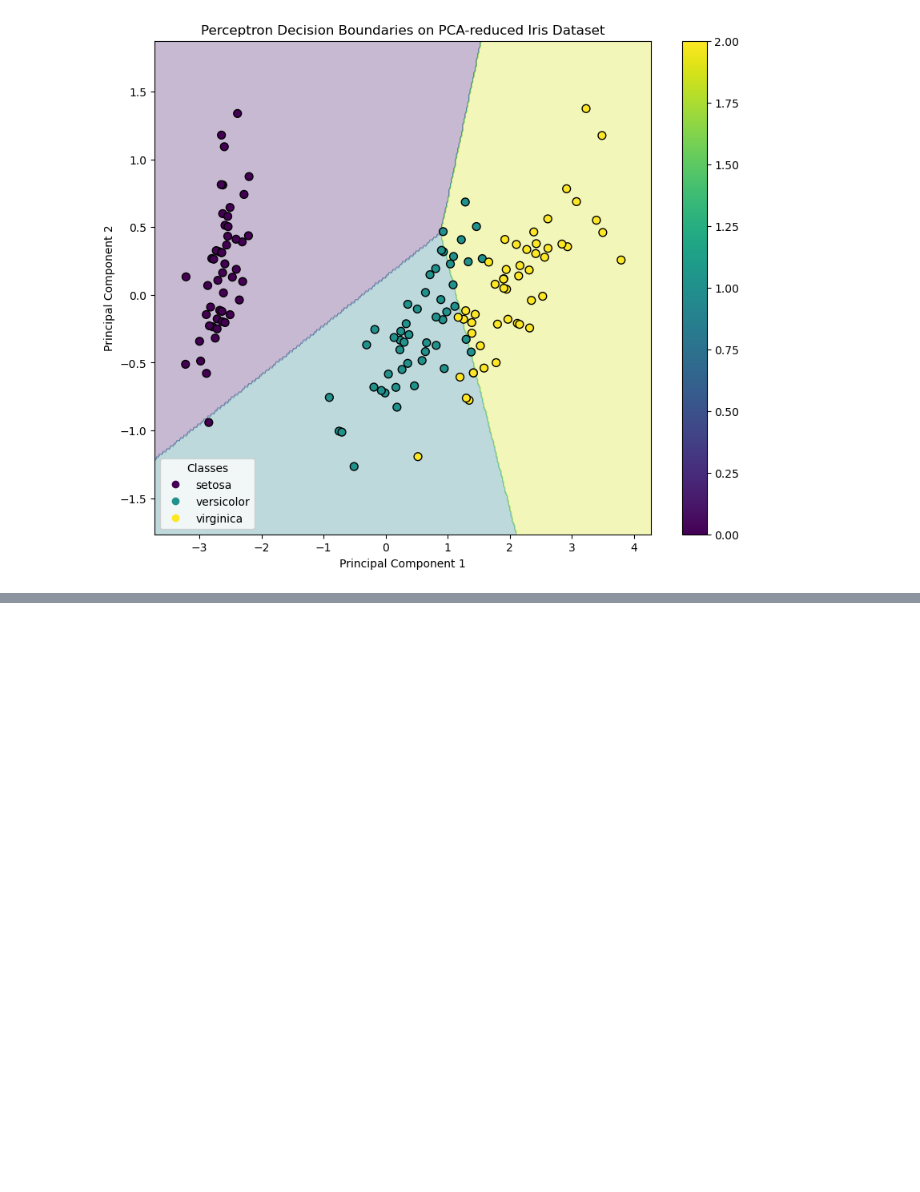
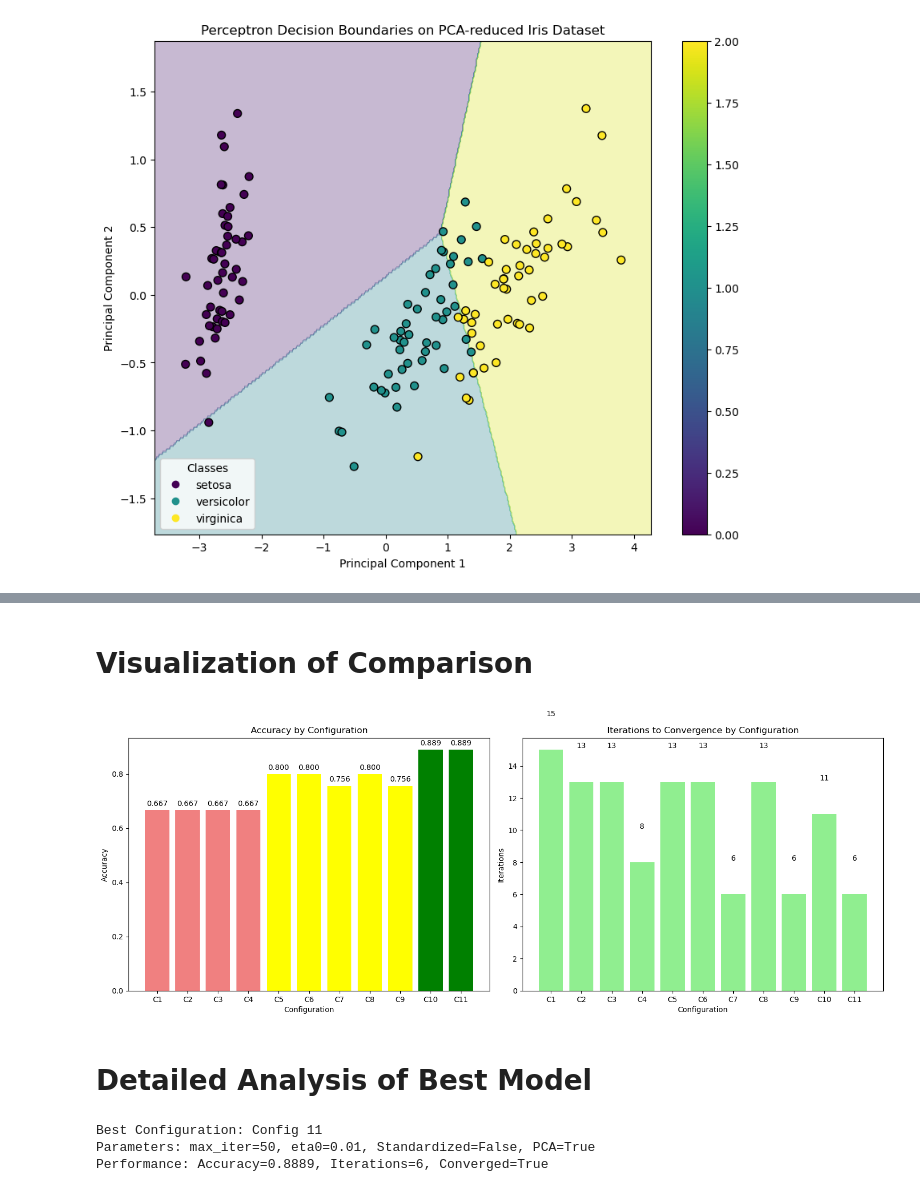
Before and after one commit to SobhanEyvazipoor/Homework-2, a Jupyter notebook: Exercise_4.ipynb, the cells around one changed output, grey strips where cells are left out. Drawn from its saved outputs; the diff is of its cells as text; code cells hidden in the pictures; blank space fills up the shorter version.

```diff
--- a/Exercise_4.ipynb
+++ b/Exercise_4.ipynb
@@ -364,0 +428,61 @@ plot_decision_boundaries(X_pca, y, perceptron_pca, target_names,
+# %% [markdown]
+# Visualization of Comparison
+# %%
+fig, axes = plt.subplots(1, 2, figsize=(15, 6))
+
+axes[0].bar(range(len(results_comparison)),
+           [r['Accuracy'] for r in results_comparison],
+           color = ['green' if r['pca'] else ('yellow' if r['Standardized'] else 'lightcoral') for r in results_comparison])
+axes[0].set_xlabel('Configuration')
+axes[0].set_ylabel('Accuracy')
+axes[0].set_title('Accuracy by Configuration')
+axes[0].set_xticks(range(len(results_comparison)))
+axes[0].set_xticklabels([f"C{i+1}" for i in range(len(results_comparison))])
+
+for i, v in enumerate([r['Accuracy'] for r in results_comparison]):
+    axes[0].text(i, v + 0.01, f'{v:.3f}', ha='center', va='bottom')
+
+axes[1].bar(range(len(results_comparison)),
+           [r['Iterations'] for r in results_comparison],
+           color=['lightgreen' if r['Converged'] else 'orange' for r in results_comparison])
+axes[1].set_xlabel('Configuration')
+axes[1].set_ylabel('Iterations')
+axes[1].set_title('Iterations to Convergence by Configuration')
+axes[1].set_xticks(range(len(results_comparison)))
+axes[1].set_xticklabels([f"C{i+1}" for i in range(len(results_comparison))])
+
+for i, v in enumerate([r['Iterations'] for r in results_comparison]):
+    axes[1].text(i, v + 2, str(v), ha='center', va='bottom')
+
+plt.tight_layout()
+plt.show()
+# %% [output]
+[figure, added]
+# %% [markdown]
+# Detailed Analysis of Best Model
+# %%
+best_config = max(results_comparison, key=lambda x: (x['Accuracy'], -x['Iterations']))
+print(f"Best Configuration: Config {best_config['Config']}")
+print(f"Parameters: max_iter={best_config['max_iter']}, eta0={best_config['eta0']}, "
+      f"Standardized={best_config['Standardized']}, PCA={best_config['pca']}")
+print(f"Performance: Accuracy={best_config['Accuracy']:.4f}, "
+      f"Iterations={best_config['Iterations']}, Converged={best_config['Converged']}")
+
+if best_config['Standardized']:
+    X_tr, X_te = X_train_std, X_test_std
+elif best_config['pca']:
+    X_tr, X_te = X_train_pca, X_test_pca
+else:
+    X_tr, X_te = X_train, X_test
+
+best_perceptron = Perceptron(
+    max_iter=best_config['max_iter'],
+    eta0=best_config['eta0'],
+    random_state=42
+)
+best_perceptron.fit(X_tr, y_train)
+y_pred_best = best_perceptron.predict(X_te)
+# %% [output]
+Best Configuration: Config 11
+Parameters: max_iter=50, eta0=0.01, Standardized=False, PCA=True
+Performance: Accuracy=0.8889, Iterations=6, Converged=True
```
Also changed, not shown: parts of 10 cells of this notebook.
